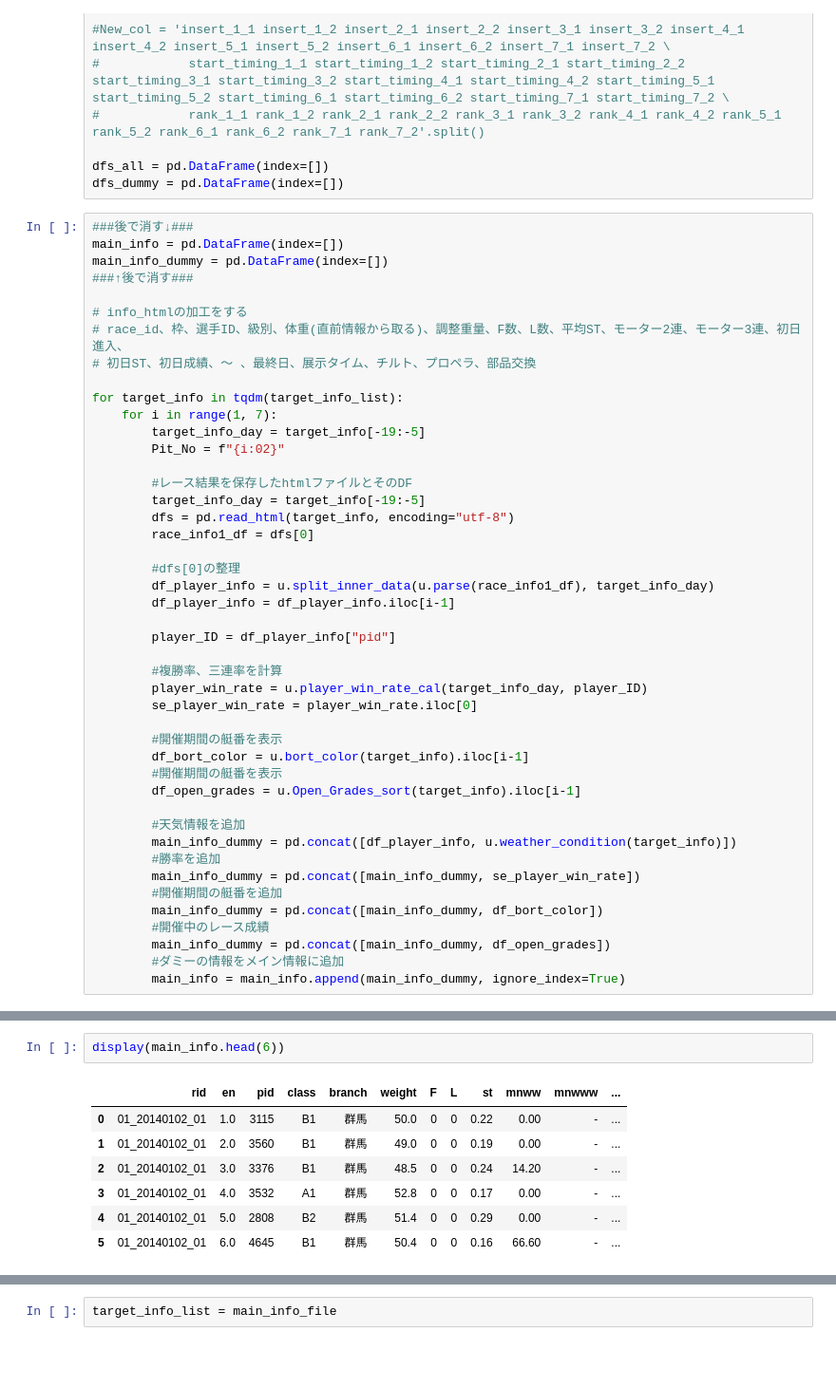
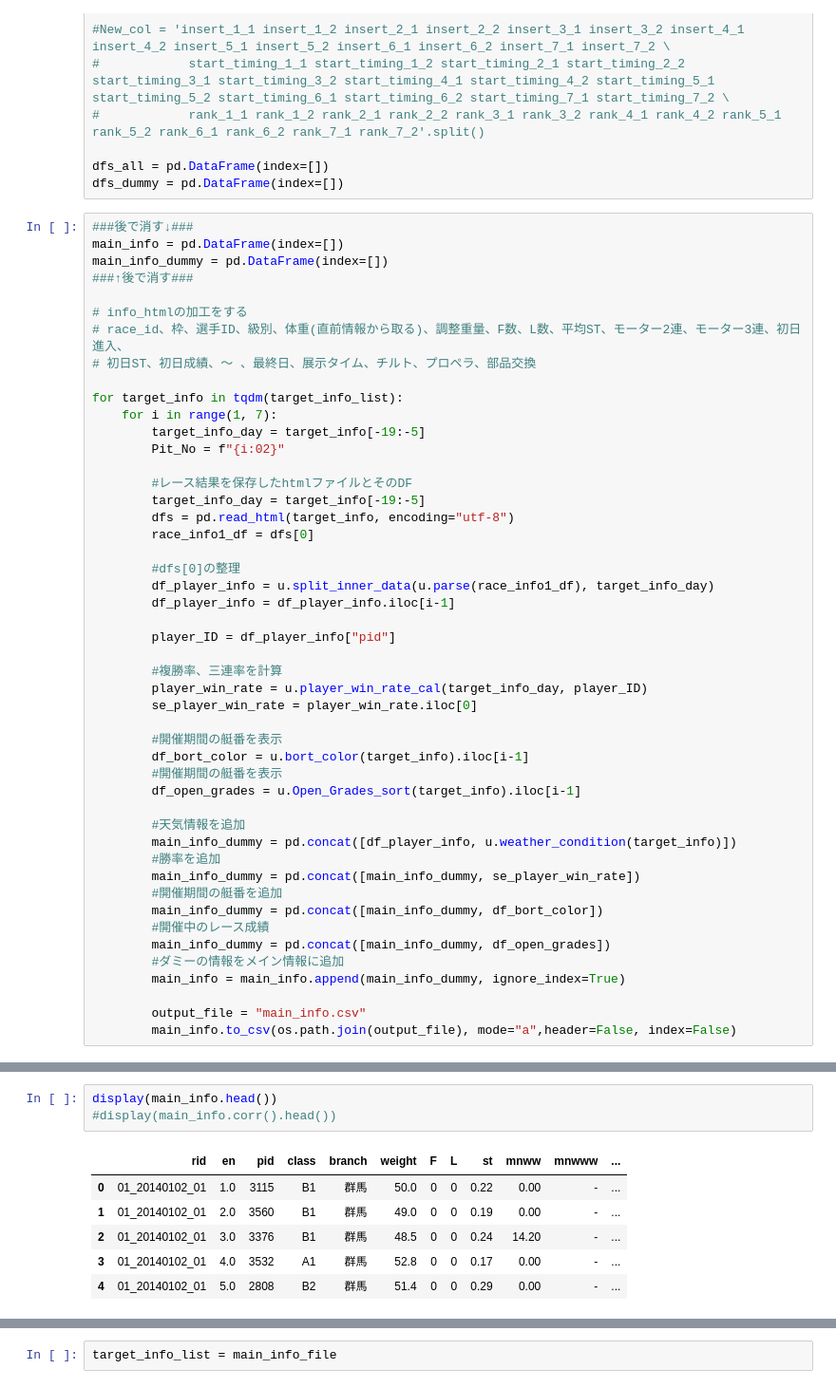
Before and after one commit to rakukanahoshi/kyoutei_AI, a Jupyter notebook: main.ipynb, the cells around one changed output, grey strips where cells are left out. Shown at 95% size. Drawn from its saved outputs; the diff is of its cells as text; blank space fills up the shorter version.

```diff
--- a/main.ipynb
+++ b/main.ipynb
@@ -99,6 +99,9 @@ for target_info in tqdm(target_info_list):
         main_info_dummy = pd.concat([main_info_dummy, df_open_grades])
         #ダミーの情報をメイン情報に追加
         main_info = main_info.append(main_info_dummy, ignore_index=True)
+
+        output_file = "main_info.csv"
+        main_info.to_csv(os.path.join(output_file), mode="a",header=False, index=False)
 # %% [output]
 Please use `tqdm.notebook.tqdm` instead of `tqdm.tqdm_notebook`
   for target_info in tqdm(target_info_list):
@@ -105,13 +148,13 @@ Please use `tqdm.notebook.tqdm` instead of `tqdm.tqdm_notebook`
 # %%
-display(main_info.head(6))
+display(main_info.head())
+#display(main_info.corr().head())
 # %% [output]
 |  | rid | en | pid | class | branch | weight | F | L | st | mnww | mnwww | ... |
 | 0 | 01_20140102_01 | 1.0 | 3115 | B1 | 群馬 | 50.0 | 0 | 0 | 0.22 | 0.00 | - | ... |
 | 1 | 01_20140102_01 | 2.0 | 3560 | B1 | 群馬 | 49.0 | 0 | 0 | 0.19 | 0.00 | - | ... |
 | 2 | 01_20140102_01 | 3.0 | 3376 | B1 | 群馬 | 48.5 | 0 | 0 | 0.24 | 14.20 | - | ... |
 | 3 | 01_20140102_01 | 4.0 | 3532 | A1 | 群馬 | 52.8 | 0 | 0 | 0.17 | 0.00 | - | ... |
 | 4 | 01_20140102_01 | 5.0 | 2808 | B2 | 群馬 | 51.4 | 0 | 0 | 0.29 | 0.00 | - | ... |
-| 5 | 01_20140102_01 | 6.0 | 4645 | B1 | 群馬 | 50.4 | 0 | 0 | 0.16 | 66.60 | - | ... |
 # %%
 for main_info in tqdm(main_info_file):
 
```
Also changed, not shown: parts of 14 cells of this notebook.
